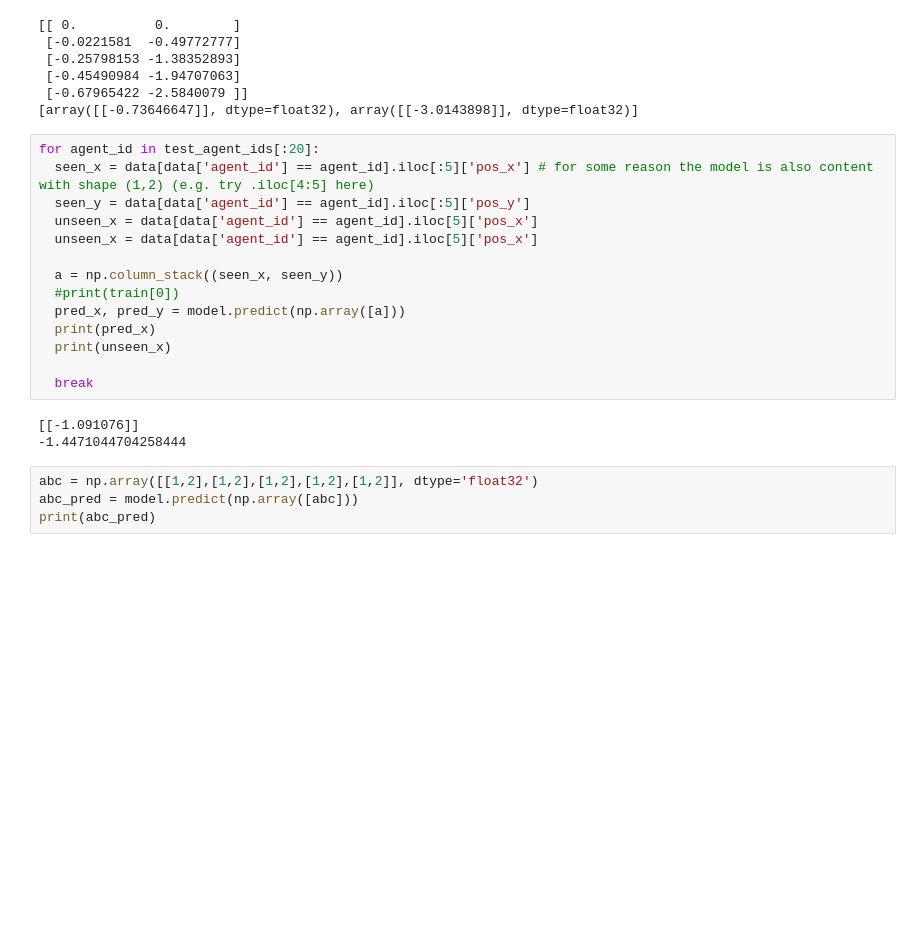
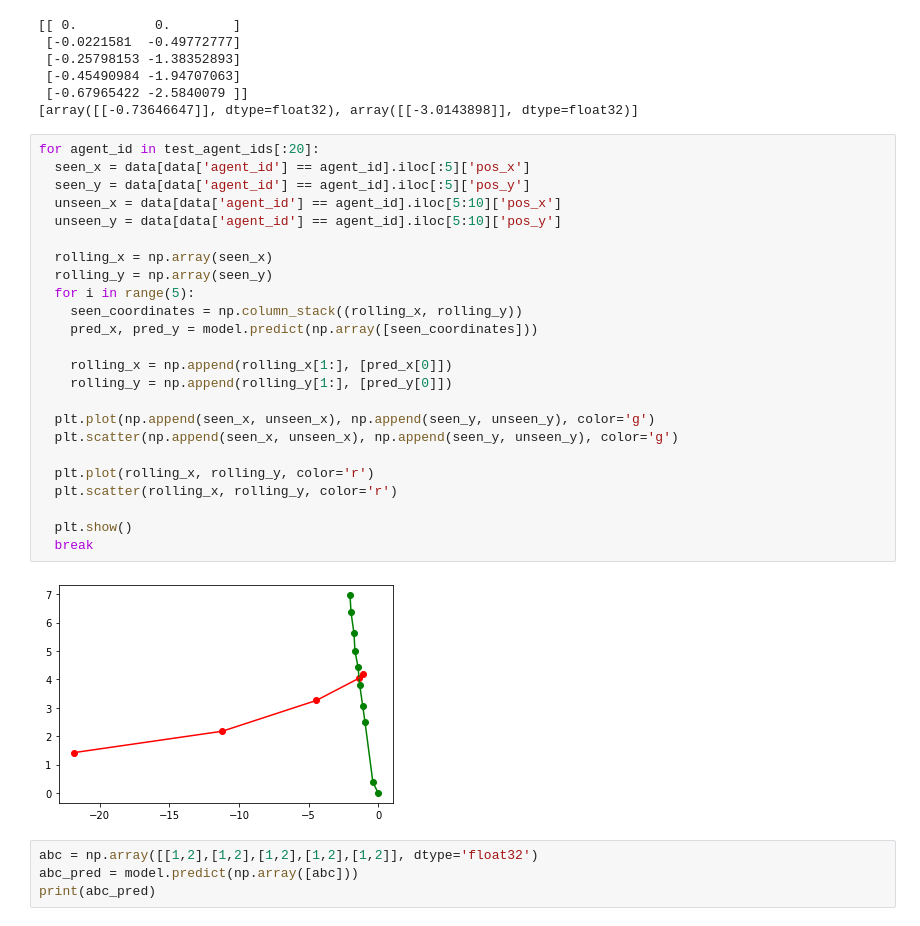
Before and after one commit to karlriis/trajectory-forecasting, a Jupyter notebook: Edinburgh_NN_over_all_data.ipynb, the cells around one changed output. Drawn from its saved outputs; the diff is of its cells as text; blank space fills up the shorter version.

Commit message:
add plotting with rolling window

```diff
--- a/Edinburgh_NN_over_all_data.ipynb
+++ b/Edinburgh_NN_over_all_data.ipynb
@@ -170,21 +170,30 @@ print(asd)
 [array([[-0.73646647]], dtype=float32), array([[-3.0143898]], dtype=float32)]
 # %%
 for agent_id in test_agent_ids[:20]:
-  seen_x = data[data['agent_id'] == agent_id].iloc[:5]['pos_x'] # for some reason the model is also content with shape (1,2) (e.g. try .iloc[4:5] here)
+  seen_x = data[data['agent_id'] == agent_id].iloc[:5]['pos_x']
   seen_y = data[data['agent_id'] == agent_id].iloc[:5]['pos_y']
-  unseen_x = data[data['agent_id'] == agent_id].iloc[5]['pos_x']
-  unseen_x = data[data['agent_id'] == agent_id].iloc[5]['pos_x']
+  unseen_x = data[data['agent_id'] == agent_id].iloc[5:10]['pos_x']
+  unseen_y = data[data['agent_id'] == agent_id].iloc[5:10]['pos_y']
 
-  a = np.column_stack((seen_x, seen_y))
-  #print(train[0])
-  pred_x, pred_y = model.predict(np.array([a]))
-  print(pred_x)
-  print(unseen_x)
+  rolling_x = np.array(seen_x)
+  rolling_y = np.array(seen_y)
+  for i in range(5):
+    seen_coordinates = np.column_stack((rolling_x, rolling_y))
+    pred_x, pred_y = model.predict(np.array([seen_coordinates]))
 
+    rolling_x = np.append(rolling_x[1:], [pred_x[0]])
+    rolling_y = np.append(rolling_y[1:], [pred_y[0]])
+
+  plt.plot(np.append(seen_x, unseen_x), np.append(seen_y, unseen_y), color='g')
+  plt.scatter(np.append(seen_x, unseen_x), np.append(seen_y, unseen_y), color='g')
+
+  plt.plot(rolling_x, rolling_y, color='r')
+  plt.scatter(rolling_x, rolling_y, color='r')
+
+  plt.show()
   break
 # %% [output]
-[[-1.091076]]
--1.4471044704258444
+[figure, added]
 # %%
 abc = np.array([[1,2],[1,2],[1,2],[1,2],[1,2]], dtype='float32')
 abc_pred = model.predict(np.array([abc]))
```
